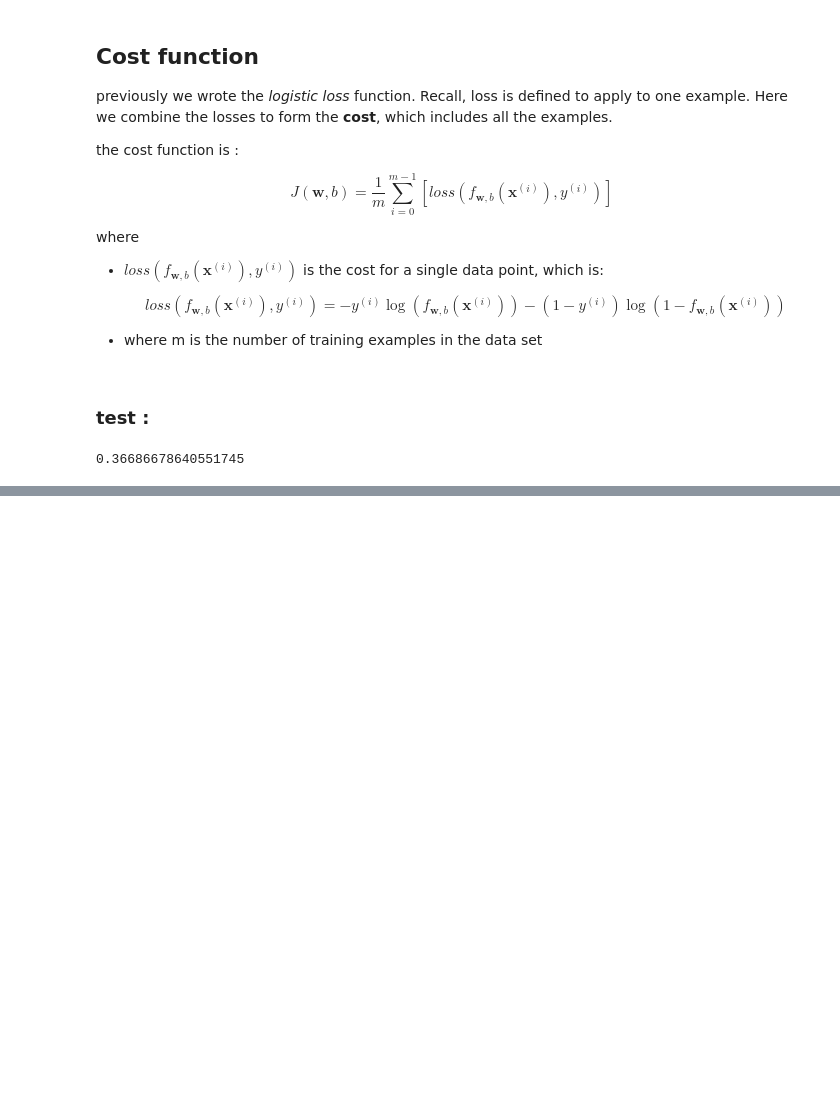
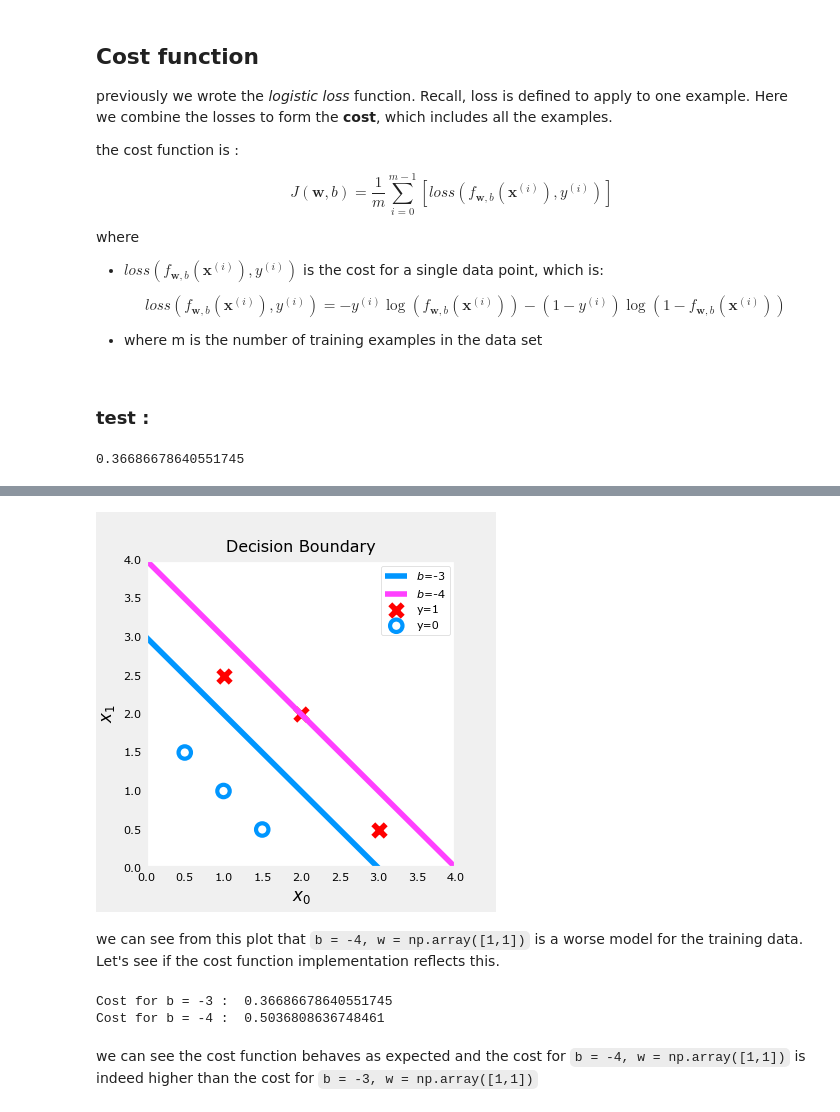
Before and after one commit to hiba77moh/logistic-regression--binary-classification-, a Jupyter notebook: 4- cost function.ipynb, the cells around one changed output, grey strips where cells are left out. Cells and saved outputs as stored; diff of their text form; code cells hidden in the pictures; blank space fills up the shorter version.

Commit message:
example on decision boundary & cost function

```diff
--- a/4- cost function.ipynb
+++ b/4- cost function.ipynb
@@ -71,0 +83,41 @@ print(compute_cost_logistic(X_train, y_train, w_tmp, b_tmp))
+# %%
+import matplotlib.pyplot as plt
+
+# Choose values between 0 and 6
+x0 = np.arange(0,6)
+
+# Plot the two decision boundaries
+x1 = 3 - x0
+x1_other = 4 - x0
+
+fig,ax = plt.subplots(1, 1, figsize=(4,4))
+# Plot the decision boundary
+ax.plot(x0,x1, c=dlc["dlblue"], label="$b$=-3")
+ax.plot(x0,x1_other, c=dlc["dlmagenta"], label="$b$=-4")
+ax.axis([0, 4, 0, 4])
+
+# Plot the original data
+plot_data(X_train,y_train,ax)
+ax.axis([0, 4, 0, 4])
+ax.set_ylabel('$x_1$', fontsize=12)
+ax.set_xlabel('$x_0$', fontsize=12)
+plt.legend(loc="upper right")
+plt.title("Decision Boundary")
+plt.show()
+# %% [output]
+[figure, added]
+# %% [markdown]
+we can see from this plot that `b = -4, w = np.array([1,1])` is a worse model for the training data. Let's see if the cost function implementation reflects this.
+# %%
+w_array1 = np.array([1,1])
+b_1 = -3
+w_array2 = np.array([1,1])
+b_2 = -4
+
+print("Cost for b = -3 : ", compute_cost_logistic(X_train, y_train, w_array1, b_1))
+print("Cost for b = -4 : ", compute_cost_logistic(X_train, y_train, w_array2, b_2))
+# %% [output]
+Cost for b = -3 :  0.36686678640551745
+Cost for b = -4 :  0.5036808636748461
+# %% [markdown]
+we can see the cost function behaves as expected and the cost for `b = -4, w = np.array([1,1])` is indeed higher than the cost for `b = -3, w = np.array([1,1])`
```
Also changed, not shown: parts of 1 cell of this notebook.
